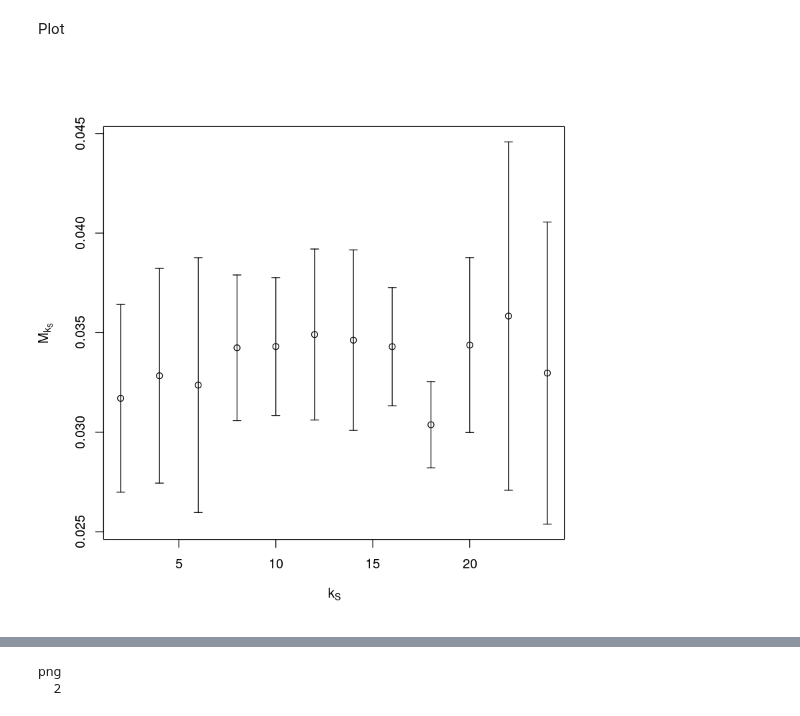
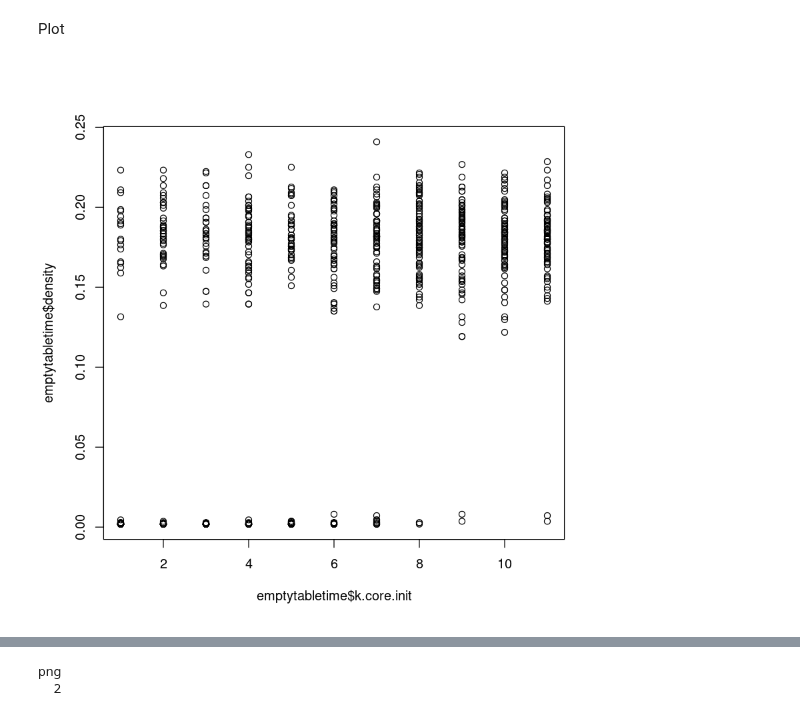
Before and after one commit to BFSteam/memory, a Jupyter notebook: jup/Untitled Folder/Untitled1.ipynb, the cells around one changed output, grey strips where cells are left out. Saved outputs shown, nothing was run; the diff lists cells and outputs as text; code cells hidden in the pictures.

```diff
--- a/jup/Untitled Folder/Untitled1.ipynb
+++ b/jup/Untitled Folder/Untitled1.ipynb
@@ -161,13 +163,6 @@ toplot
 # %% [markdown]
 Plot
-# %%
-plot(toplot$k.core.init, toplot$mean,
-    ylim=range(c(toplot$mean-toplot$std, toplot$mean+toplot$std)),
-     #log='y',
-     xlab=TeX('$k_S$'), ylab=TeX('$M_{k_S}$'),
-    #main="Scatter plot with std.dev error bars"
-)
-arrows(toplot$k.core.init, toplot$mean-toplot$std,
-       toplot$k.core.init, toplot$mean+toplot$std, length=0.05, angle=90, code=3)
-# %% [output]
-[figure, removed]
+# %%
+plot(emptytabletime$k.core.init, emptytabletime$density)
+# %% [output]
+[figure, added]
```
Also changed, not shown: parts of 14 cells of this notebook, 5 other files.
